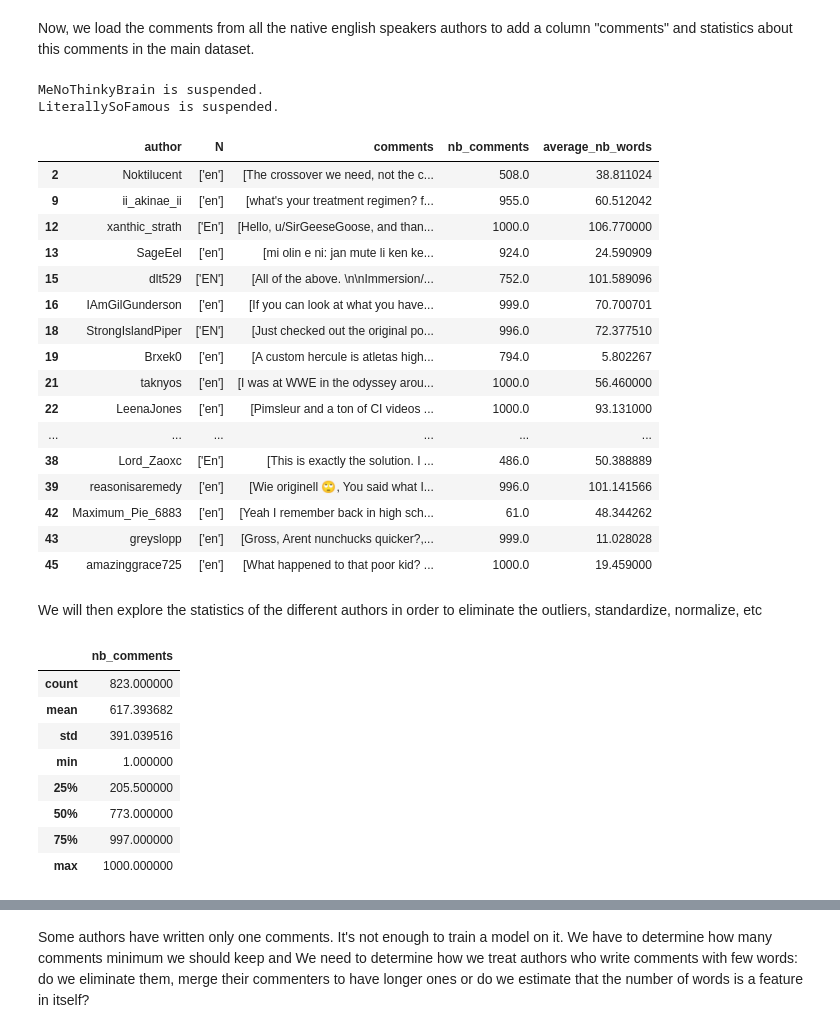
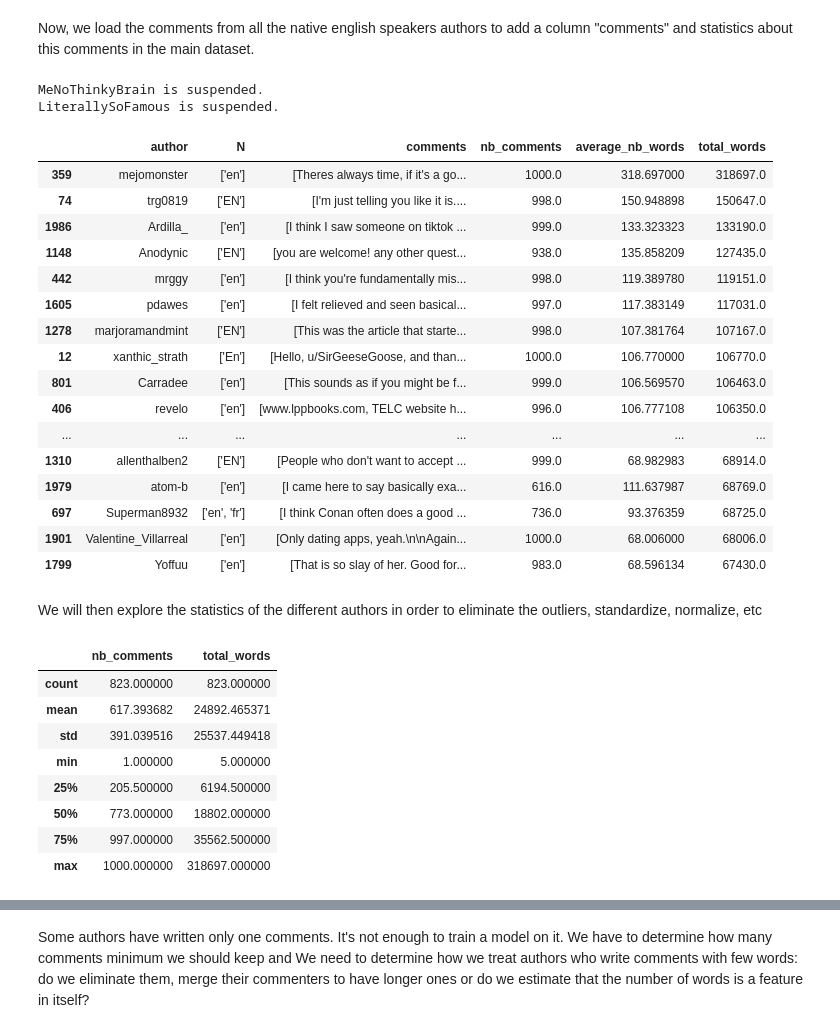
Before and after one commit to CS-433/project2-authclass, a Jupyter notebook: Arthur.ipynb, the cells around one changed output, grey strips where cells are left out. Saved outputs shown, nothing was run; the diff lists cells and outputs as text; code cells hidden in the pictures.

```diff
--- a/Arthur.ipynb
+++ b/Arthur.ipynb
@@ -50,67 +50,75 @@ Now, we load the comments from all the native english speakers authors to add a
 # %%
 # Reduce the main dataframe to the column of interest
 native_english_df = native_english_df[['author', 'N']]
+
 # path to my json files folder
 path_to_json = 'Data/user_comments/'
+
 # initialize empty array to construct the new columns in the for loop afterwards
 body = []
 average_number_of_words = []
 number_of_comments = []
+total_words = []
 
 # Look through all the native english authors .json to extract the comments and their statistics : average number of words and number of comments per author
 for index, row in native_english_df.iterrows():
     df = pd.read_json(path_to_json + row['author'] + '.json')
+
     # Some author doesn't have any comments in their json files because they are suspended
     # We fill their values with NaNs
     if (df.iloc[0][0] == 'suspended'):
         print(row['author'], "is suspended.")
         body.append(np.NaN)
         average_number_of_words.append(np.NaN)
+        total_words.append(np.NaN)
         number_of_comments.append(np.NaN)
+
     # For the other authors, all the comments are put in a list,
     # we count the number of words in average and the number of comments
     else:
         body.append(df.body.to_list())
         average_number_of_words.append(df['body'].apply(lambda n: len(n.split())).mean())
+        total_words.append(df['body'].apply(lambda n: len(n.split())).sum())
         number_of_comments.append(len(df.body))
 
 # Add columns of comments, average number of words per comment and number of comments to the main dataframe
 native_english_df['comments'] = body
 native_english_df['nb_comments'] = number_of_comments
 native_english_df['average_nb_words'] = average_number_of_words
+native_english_df['total_words'] = total_words
 
-native_english_df.head(20)
+native_english_df.sort_values(by = 'total_words', ascending=False).head(50)
 # %% [output]
 MeNoThinkyBrain is suspended.
 LiterallySoFamous is suspended.
-|  | author | N | comments | nb_comments | average_nb_words |
-| 2 | Noktilucent | ['en'] | [The crossover we need, not the c... | 508.0 | 38.811024 |
-| 9 | ii_akinae_ii | ['en'] | [what's your treatment regimen? f... | 955.0 | 60.512042 |
-| 12 | xanthic_strath | ['En'] | [Hello, u/SirGeeseGoose, and than... | 1000.0 | 106.770000 |
-| 13 | SageEel | ['en'] | [mi olin e ni: jan mute li ken ke... | 924.0 | 24.590909 |
-| 15 | dlt529 | ['EN'] | [All of the above. \n\nImmersion/... | 752.0 | 101.589096 |
-| 16 | IAmGilGunderson | ['en'] | [If you can look at what you have... | 999.0 | 70.700701 |
-| 18 | StrongIslandPiper | ['EN'] | [Just checked out the original po... | 996.0 | 72.377510 |
-| 19 | Brxek0 | ['en'] | [A custom hercule is atletas high... | 794.0 | 5.802267 |
-| 21 | taknyos | ['en'] | [I was at WWE in the odyssey arou... | 1000.0 | 56.460000 |
-| 22 | LeenaJones | ['en'] | [Pimsleur and a ton of CI videos ... | 1000.0 | 93.131000 |
-| ... | ... | ... | ... | ... | ... |
-| 38 | Lord_Zaoxc | ['En'] | [This is exactly the solution. I ... | 486.0 | 50.388889 |
-| 39 | reasonisaremedy | ['en'] | [Wie originell 🙄, You said what I... | 996.0 | 101.141566 |
-| 42 | Maximum_Pie_6883 | ['en'] | [Yeah I remember back in high sch... | 61.0 | 48.344262 |
-| 43 | greyslopp | ['en'] | [Gross, Arent nunchucks quicker?,... | 999.0 | 11.028028 |
-| 45 | amazinggrace725 | ['en'] | [What happened to that poor kid? ... | 1000.0 | 19.459000 |
+|  | author | N | comments | nb_comments | average_nb_words | total_words |
+| 359 | mejomonster | ['en'] | [Theres always time, if it's a go... | 1000.0 | 318.697000 | 318697.0 |
+| 74 | trg0819 | ['EN'] | [I'm just telling you like it is.... | 998.0 | 150.948898 | 150647.0 |
+| 1986 | Ardilla_ | ['en'] | [I think I saw someone on tiktok ... | 999.0 | 133.323323 | 133190.0 |
+| 1148 | Anodynic | ['EN'] | [you are welcome! any other quest... | 938.0 | 135.858209 | 127435.0 |
+| 442 | mrggy | ['en'] | [I think you're fundamentally mis... | 998.0 | 119.389780 | 119151.0 |
+| 1605 | pdawes | ['en'] | [I felt relieved and seen basical... | 997.0 | 117.383149 | 117031.0 |
+| 1278 | marjoramandmint | ['EN'] | [This was the article that starte... | 998.0 | 107.381764 | 107167.0 |
+| 12 | xanthic_strath | ['En'] | [Hello, u/SirGeeseGoose, and than... | 1000.0 | 106.770000 | 106770.0 |
+| 801 | Carradee | ['en'] | [This sounds as if you might be f... | 999.0 | 106.569570 | 106463.0 |
+| 406 | revelo | ['en'] | [www.lppbooks.com, TELC website h... | 996.0 | 106.777108 | 106350.0 |
+| ... | ... | ... | ... | ... | ... | ... |
+| 1310 | allenthalben2 | ['EN'] | [People who don't want to accept ... | 999.0 | 68.982983 | 68914.0 |
+| 1979 | atom-b | ['en'] | [I came here to say basically exa... | 616.0 | 111.637987 | 68769.0 |
+| 697 | Superman8932 | ['en', 'fr'] | [I think Conan often does a good ... | 736.0 | 93.376359 | 68725.0 |
+| 1901 | Valentine_Villarreal | ['en'] | [Only dating apps, yeah.\n\nAgain... | 1000.0 | 68.006000 | 68006.0 |
+| 1799 | Yoffuu | ['en'] | [That is so slay of her. Good for... | 983.0 | 68.596134 | 67430.0 |
 # %% [markdown]
 We will then explore the statistics of the different authors in order to eliminate the outliers, standardize, normalize, etc
 # %%
-native_english_df[['nb_comments']].describe()
+native_english_df[['nb_comments', 'total_words']].describe()
 # %% [output]
-|  | nb_comments |
-| count | 823.000000 |
-| mean | 617.393682 |
-| std | 391.039516 |
-| min | 1.000000 |
-| 25% | 205.500000 |
-| 50% | 773.000000 |
-| 75% | 997.000000 |
-| max | 1000.000000 |
+|  | nb_comments | total_words |
+| count | 823.000000 | 823.000000 |
+| mean | 617.393682 | 24892.465371 |
+| std | 391.039516 | 25537.449418 |
+| min | 1.000000 | 5.000000 |
+| 25% | 205.500000 | 6194.500000 |
+| 50% | 773.000000 | 18802.000000 |
+| 75% | 997.000000 | 35562.500000 |
+| max | 1000.000000 | 318697.000000 |
```
Also changed, not shown: parts of 2 cells of this notebook, 2 other files.
